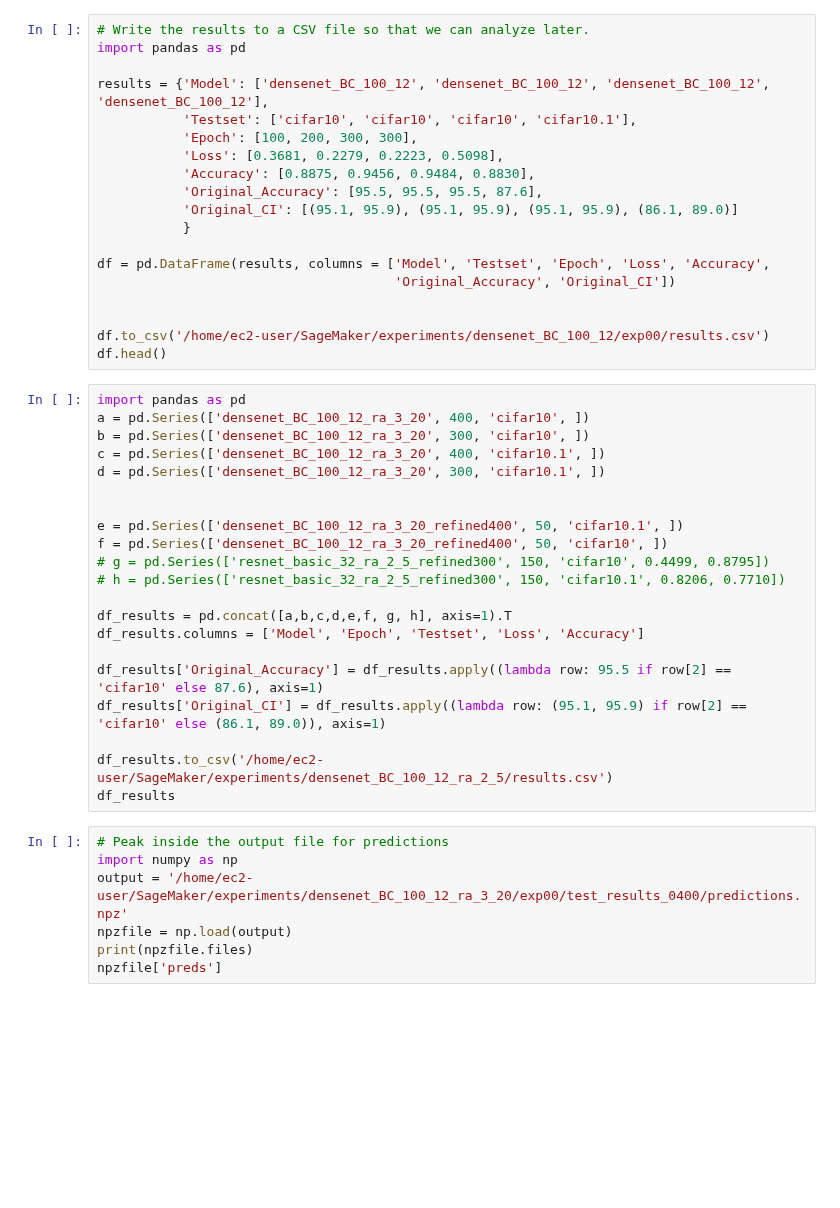
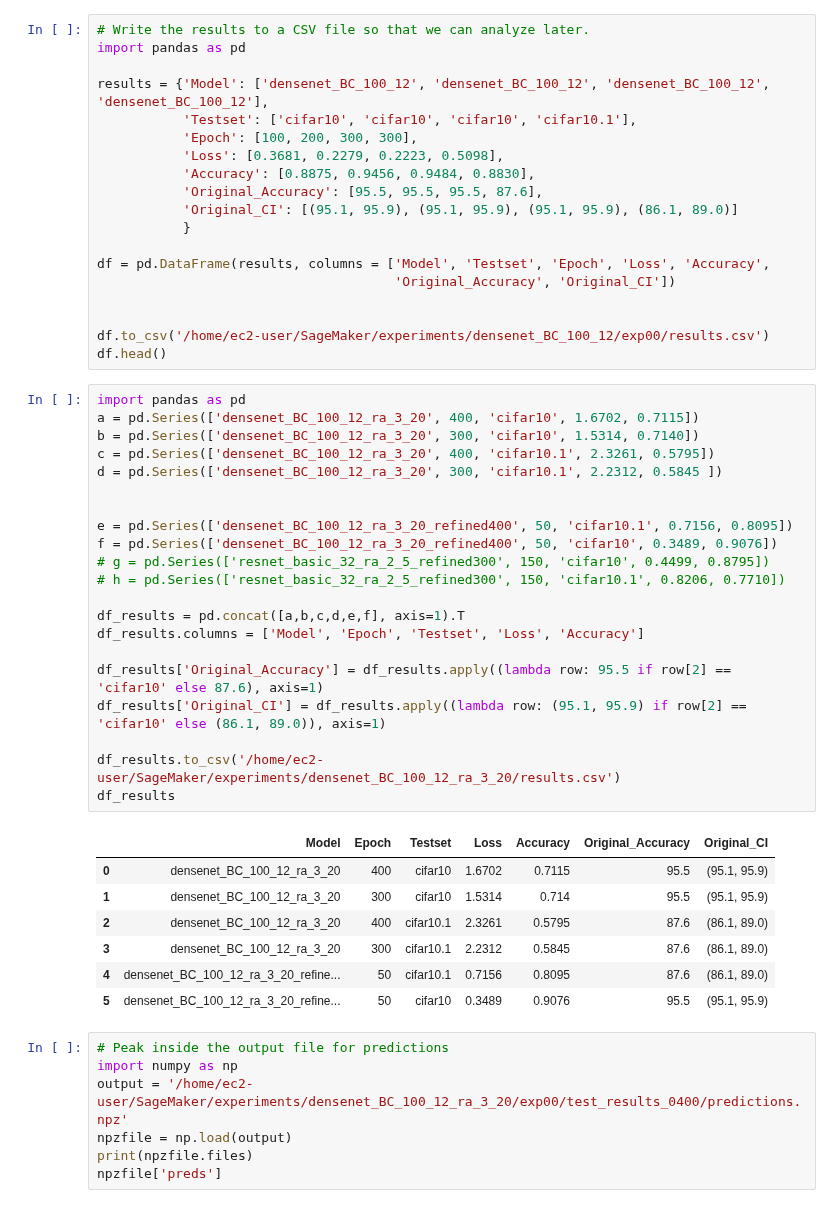
Before and after one commit to danzisar/w210-capstone, a Jupyter notebook: aws-notebooks/densenet_BC_100_12_ra_3_20.ipynb, the cells around one changed output. Cells and saved outputs as stored; diff of their text form; blank space fills up the shorter version.

Commit message:
densenet_BC_100_12_ra_3_20 results

```diff
--- a/aws-notebooks/densenet_BC_100_12_ra_3_20.ipynb
+++ b/aws-notebooks/densenet_BC_100_12_ra_3_20.ipynb
@@ -167,25 +215,33 @@ df.to_csv('/home/ec2-user/SageMaker/experiments/densenet_BC_100_12/exp00/results
 df.head()
 # %%
 import pandas as pd
-a = pd.Series(['densenet_BC_100_12_ra_3_20', 400, 'cifar10', ])
-b = pd.Series(['densenet_BC_100_12_ra_3_20', 300, 'cifar10', ])
-c = pd.Series(['densenet_BC_100_12_ra_3_20', 400, 'cifar10.1', ])
-d = pd.Series(['densenet_BC_100_12_ra_3_20', 300, 'cifar10.1', ])
+a = pd.Series(['densenet_BC_100_12_ra_3_20', 400, 'cifar10', 1.6702, 0.7115])
+b = pd.Series(['densenet_BC_100_12_ra_3_20', 300, 'cifar10', 1.5314, 0.7140])
+c = pd.Series(['densenet_BC_100_12_ra_3_20', 400, 'cifar10.1', 2.3261, 0.5795])
+d = pd.Series(['densenet_BC_100_12_ra_3_20', 300, 'cifar10.1', 2.2312, 0.5845 ])
 
 
-e = pd.Series(['densenet_BC_100_12_ra_3_20_refined400', 50, 'cifar10.1', ])
-f = pd.Series(['densenet_BC_100_12_ra_3_20_refined400', 50, 'cifar10', ])
+e = pd.Series(['densenet_BC_100_12_ra_3_20_refined400', 50, 'cifar10.1', 0.7156, 0.8095])
+f = pd.Series(['densenet_BC_100_12_ra_3_20_refined400', 50, 'cifar10', 0.3489, 0.9076])
 # g = pd.Series(['resnet_basic_32_ra_2_5_refined300', 150, 'cifar10', 0.4499, 0.8795])
 # h = pd.Series(['resnet_basic_32_ra_2_5_refined300', 150, 'cifar10.1', 0.8206, 0.7710])
 
-df_results = pd.concat([a,b,c,d,e,f, g, h], axis=1).T
+df_results = pd.concat([a,b,c,d,e,f], axis=1).T
 df_results.columns = ['Model', 'Epoch', 'Testset', 'Loss', 'Accuracy']
 
 df_results['Original_Accuracy'] = df_results.apply((lambda row: 95.5 if row[2] == 'cifar10' else 87.6), axis=1)
 df_results['Original_CI'] = df_results.apply((lambda row: (95.1, 95.9) if row[2] == 'cifar10' else (86.1, 89.0)), axis=1)
 
-df_results.to_csv('/home/ec2-user/SageMaker/experiments/densenet_BC_100_12_ra_2_5/results.csv')
+df_results.to_csv('/home/ec2-user/SageMaker/experiments/densenet_BC_100_12_ra_3_20/results.csv')
 df_results
+# %% [output]
+|  | Model | Epoch | Testset | Loss | Accuracy | Original_Accuracy | Original_CI |
+| 0 | densenet_BC_100_12_ra_3_20 | 400 | cifar10 | 1.6702 | 0.7115 | 95.5 | (95.1, 95.9) |
+| 1 | densenet_BC_100_12_ra_3_20 | 300 | cifar10 | 1.5314 | 0.714 | 95.5 | (95.1, 95.9) |
+| 2 | densenet_BC_100_12_ra_3_20 | 400 | cifar10.1 | 2.3261 | 0.5795 | 87.6 | (86.1, 89.0) |
+| 3 | densenet_BC_100_12_ra_3_20 | 300 | cifar10.1 | 2.2312 | 0.5845 | 87.6 | (86.1, 89.0) |
+| 4 | densenet_BC_100_12_ra_3_20_refine... | 50 | cifar10.1 | 0.7156 | 0.8095 | 87.6 | (86.1, 89.0) |
+| 5 | densenet_BC_100_12_ra_3_20_refine... | 50 | cifar10 | 0.3489 | 0.9076 | 95.5 | (95.1, 95.9) |
 # %%
 # Peak inside the output file for predictions
 import numpy as np
```
Also changed, not shown: parts of 10 cells of this notebook, 5 other files.
